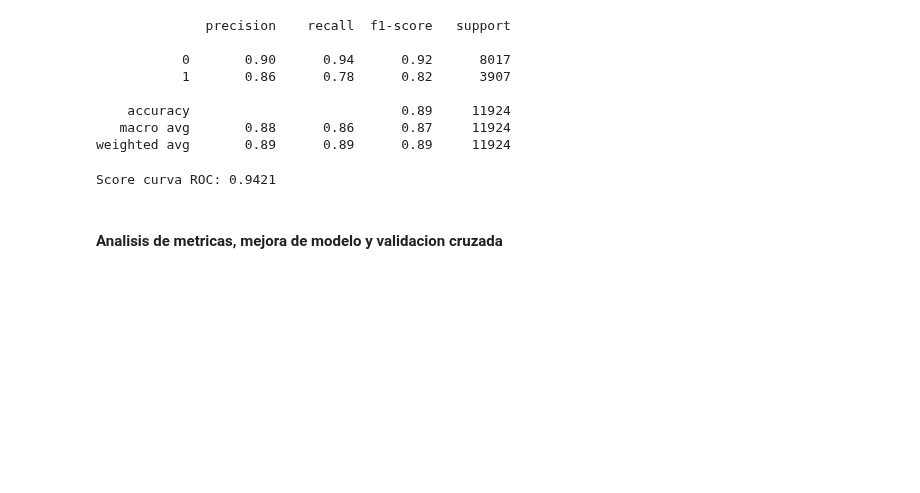
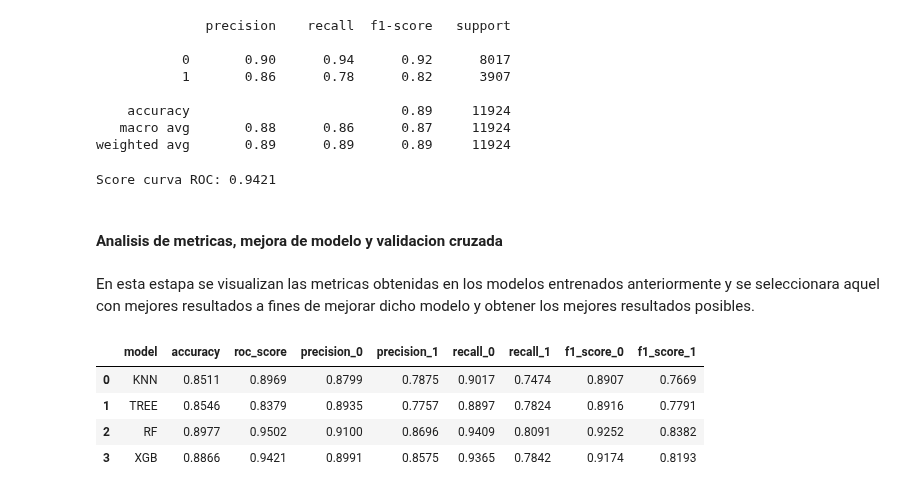
Before and after one commit to arielRas/CoderHouseDataScience-ProyectoFinal, a Jupyter notebook: Model.ipynb, the cells around one changed output. Cells and saved outputs as stored; diff of their text form; code cells hidden in the pictures; blank space fills up the shorter version.

Commit message:
Se agrega la seccion de mejora de modelo

```diff
--- a/Model.ipynb
+++ b/Model.ipynb
@@ -343,6 +346,9 @@ y_prob = model.predict_proba(X_test)[:,1]
 print(f'Score curva ROC: {roc_auc_score(y_test, y_prob).round(4)}')
 # %% [output]
 Score curva ROC: 0.8969
+# %%
+#SE AGREGA METRICA A LA LISTA
+metrics_list.append(Metrics().get_metrics('KNN', y_test, y_pred, y_prob))
 # %% [markdown]
 #### Tree decision - Entrenamiento, métricas y validación
 # %%
@@ -382,3 +388,6 @@ Score curva ROC: 0.8722
+# %%
+#SE AGREGA METRICA A LA LISTA
+metrics_list.append(Metrics().get_metrics('TREE', y_test, y_pred, y_prob))
 # %% [markdown]
 #### Random Forest - Entrenamiento, métricas y validación
 # %%
@@ -420,6 +429,9 @@ y_prob = model.predict_proba(X_test)[:,1]
 print(f'Score curva ROC: {roc_auc_score(y_test, y_prob).round(4)}')
 # %% [output]
 Score curva ROC: 0.9502
+# %%
+#SE AGREGA METRICA A LA LISTA
+metrics_list.append(Metrics().get_metrics('RF', y_test, y_pred, y_prob))
 # %% [markdown]
 #### XG-Boosting - Entrenamiento, métricas y validación
 # %%
@@ -459,5 +471,19 @@ y_prob = model.predict_proba(X_test)[:,1]
 print(f'Score curva ROC: {roc_auc_score(y_test, y_prob):.4f}')
 # %% [output]
 Score curva ROC: 0.9421
+# %%
+#SE AGREGA METRICA A LA LISTA
+metrics_list.append(Metrics().get_metrics('XGB', y_test, y_pred, y_prob))
 # %% [markdown]
 #### Analisis de metricas, mejora de modelo y validacion cruzada
+# %% [markdown]
+En esta estapa se visualizan las metricas obtenidas en los modelos entrenados anteriormente y se seleccionara aquel con mejores resultados a fines de mejorar dicho modelo y obtener los mejores resultados posibles.
+# %%
+#VISUALIZACION DE METRICAS
+pd.DataFrame(metrics_list)
+# %% [output]
+|  | model | accuracy | roc_score | precision_0 | precision_1 | recall_0 | recall_1 | f1_score_0 | f1_score_1 |
+| 0 | KNN | 0.8511 | 0.8969 | 0.8799 | 0.7875 | 0.9017 | 0.7474 | 0.8907 | 0.7669 |
+| 1 | TREE | 0.8546 | 0.8379 | 0.8935 | 0.7757 | 0.8897 | 0.7824 | 0.8916 | 0.7791 |
+| 2 | RF | 0.8977 | 0.9502 | 0.9100 | 0.8696 | 0.9409 | 0.8091 | 0.9252 | 0.8382 |
+| 3 | XGB | 0.8866 | 0.9421 | 0.8991 | 0.8575 | 0.9365 | 0.7842 | 0.9174 | 0.8193 |
```
Also changed, not shown: parts of 3 cells of this notebook, 1 other file.
